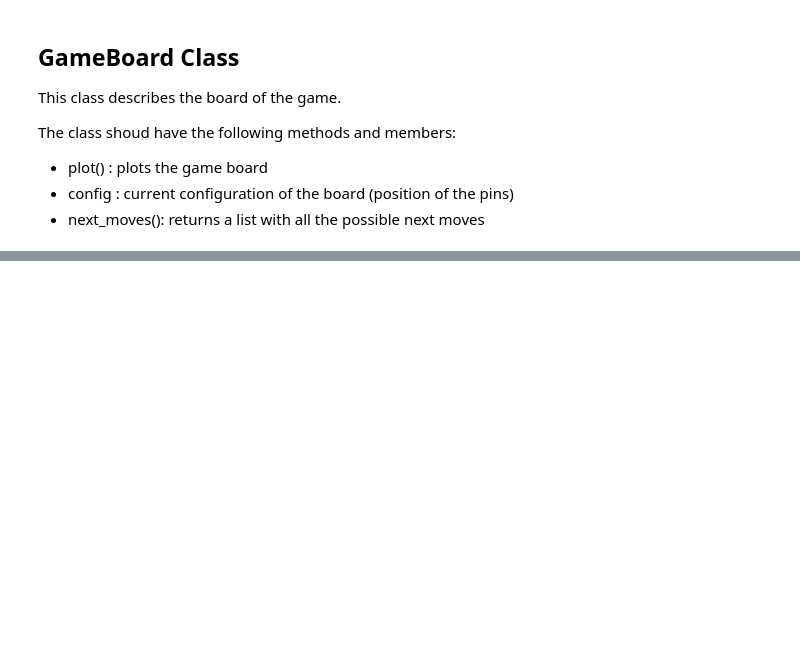
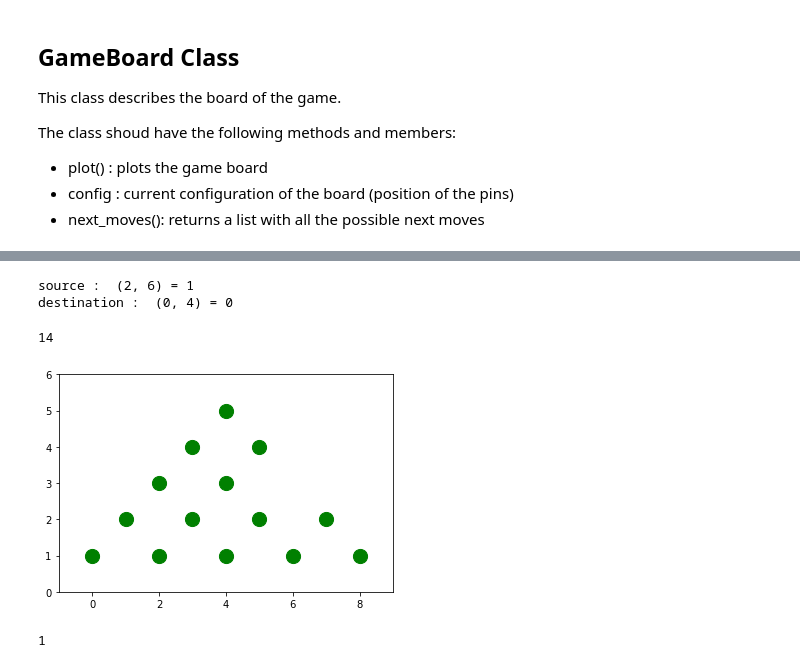
Before and after one commit to Kastouri/BeatTheIQTester, a Jupyter notebook: beat_the_iq_tester.ipynb, the cells around one changed output, grey strips where cells are left out. Drawn from its saved outputs; the diff is of its cells as text; code cells hidden in the pictures; blank space fills up the shorter version.

```diff
--- a/beat_the_iq_tester.ipynb
+++ b/beat_the_iq_tester.ipynb
@@ -99,0 +152,13 @@ game.remaining_pins()
+# %%
+game.do_move(Move((3,3), (1,1)))
+game.show_board()
+game.remaining_pins()
+# %% [output]
+source :  (2, 6) = 1
+destination :  (0, 4) = 0
+14
+[figure, added]
+# %%
+game.grid[(0,4)]
+# %% [output]
+1
```
Also changed, not shown: parts of 6 cells of this notebook.
